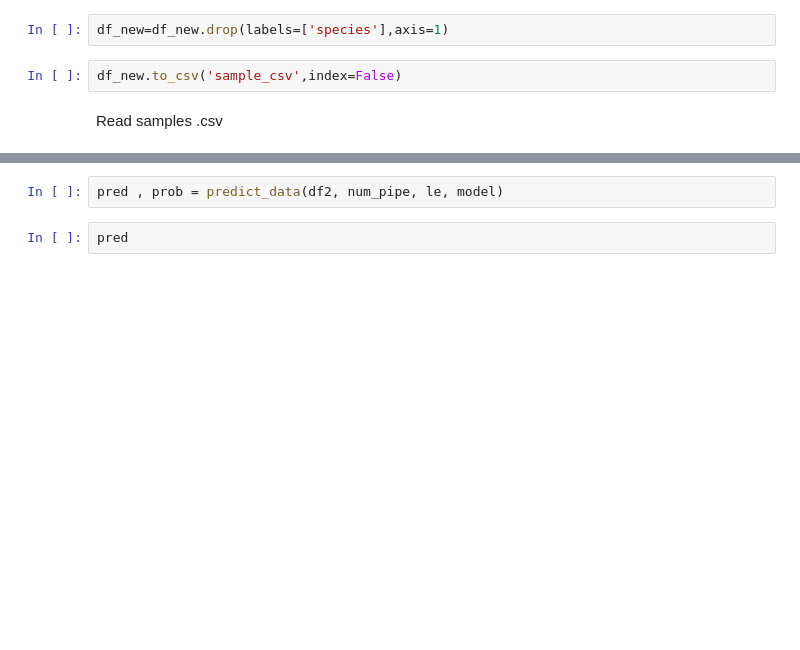
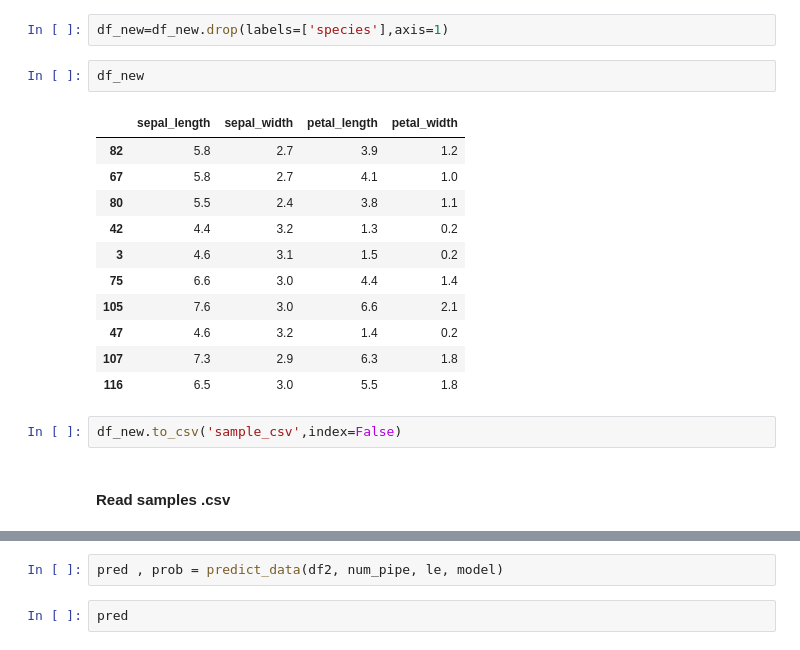
Before and after one commit to mohitess1/code-repository, a Jupyter notebook: Logistic Regression/logisticreg.ipynb, the cells around one changed output, grey strips where cells are left out. Drawn from its saved outputs; the diff is of its cells as text; blank space fills up the shorter version.

```diff
--- a/Logistic Regression/logisticreg.ipynb
+++ b/Logistic Regression/logisticreg.ipynb
@@ -325,9 +343,23 @@ df_new.drop(labels=['species'],axis=1)
 # %%
 df_new=df_new.drop(labels=['species'],axis=1)
+# %%
+df_new
+# %% [output]
+|  | sepal_length | sepal_width | petal_length | petal_width |
+| 82 | 5.8 | 2.7 | 3.9 | 1.2 |
+| 67 | 5.8 | 2.7 | 4.1 | 1.0 |
+| 80 | 5.5 | 2.4 | 3.8 | 1.1 |
+| 42 | 4.4 | 3.2 | 1.3 | 0.2 |
+| 3 | 4.6 | 3.1 | 1.5 | 0.2 |
+| 75 | 6.6 | 3.0 | 4.4 | 1.4 |
+| 105 | 7.6 | 3.0 | 6.6 | 2.1 |
+| 47 | 4.6 | 3.2 | 1.4 | 0.2 |
+| 107 | 7.3 | 2.9 | 6.3 | 1.8 |
+| 116 | 6.5 | 3.0 | 5.5 | 1.8 |
 # %%
 df_new.to_csv('sample_csv',index=False)
 # %% [markdown]
-Read samples .csv
+#### Read samples .csv
 # %%
 df2=pd.read_csv('sample_csv')
 df2
```
Also changed, not shown: parts of 16 cells of this notebook, 1 other file.
